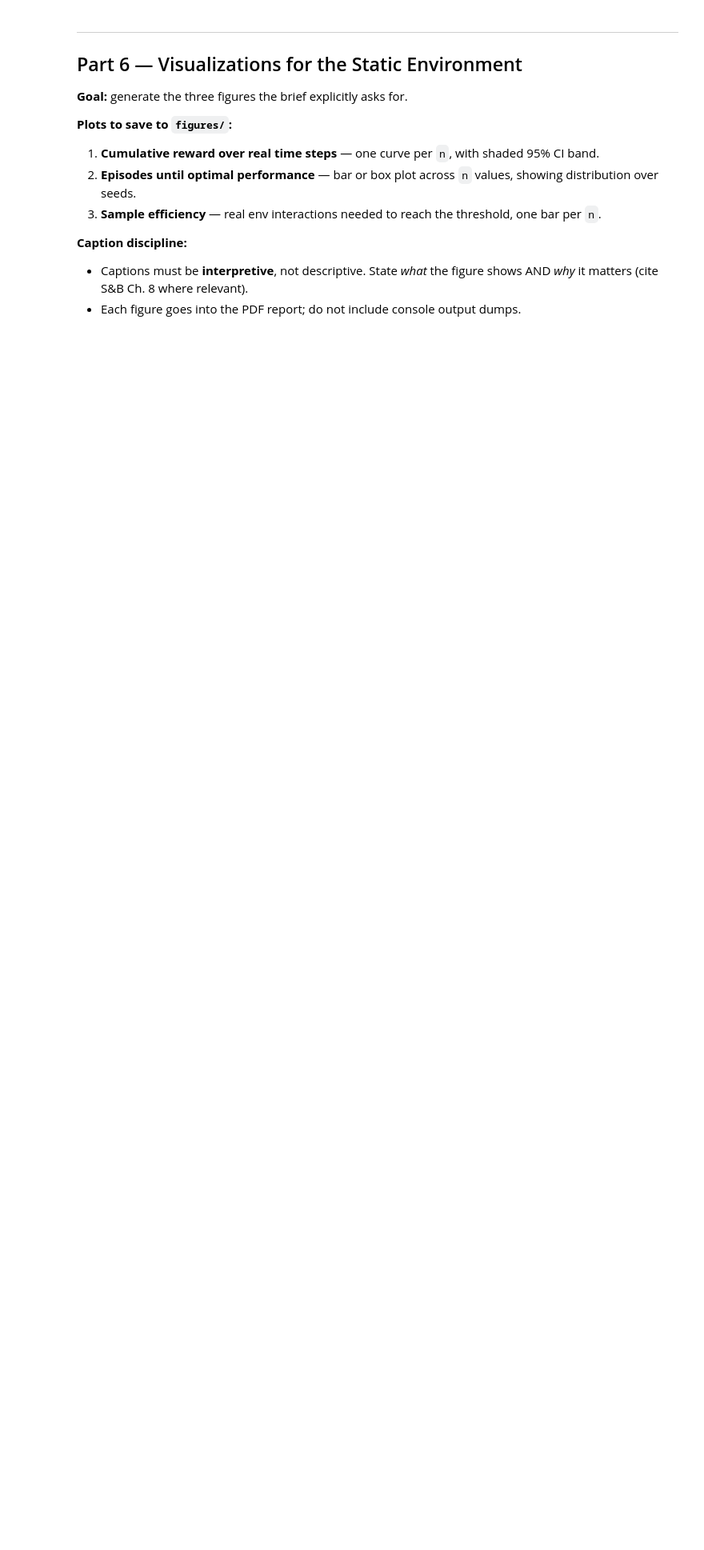
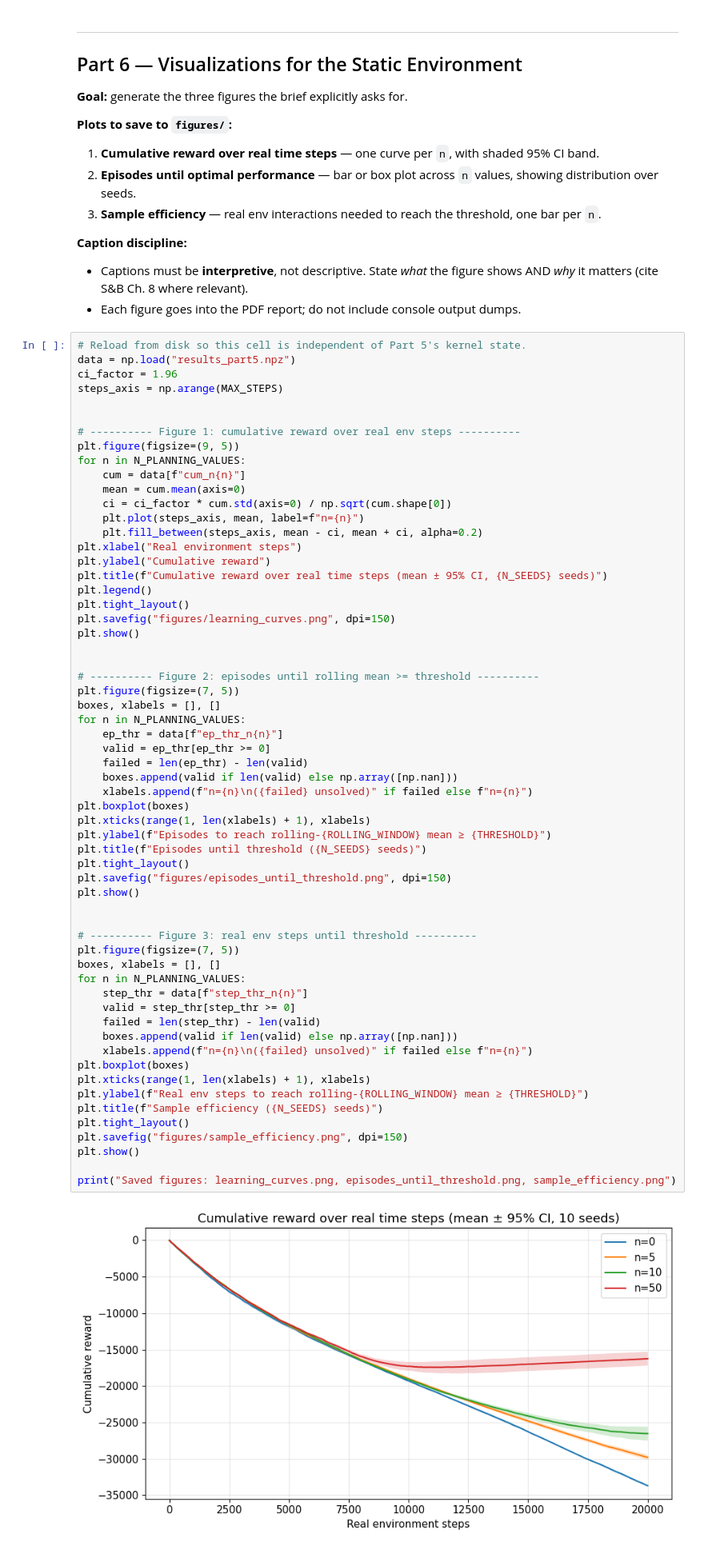
Before and after one commit to cooper-rm/rl_planning_and_learning, a Jupyter notebook: Cooper_Morgan_Lab7.ipynb, the cells around one changed output. Shown at 80% size. Drawn from its saved outputs; the diff is of its cells as text; blank space fills up the shorter version.

```diff
--- a/Cooper_Morgan_Lab7.ipynb
+++ b/Cooper_Morgan_Lab7.ipynb
@@ -132,3 +412,65 @@ Implement Dyna-Q on Gymnasium's **Taxi-v3** to study how integrating a learned m
 
 - Captions must be **interpretive**, not descriptive. State *what* the figure shows AND *why* it matters (cite S&B Ch. 8 where relevant).
 - Each figure goes into the PDF report; do not include console output dumps.
+# %%
+# Reload from disk so this cell is independent of Part 5's kernel state.
+data = np.load("results_part5.npz")
+ci_factor = 1.96
+steps_axis = np.arange(MAX_STEPS)
+
+
+# ---------- Figure 1: cumulative reward over real env steps ----------
+plt.figure(figsize=(9, 5))
+for n in N_PLANNING_VALUES:
+    cum = data[f"cum_n{n}"]
+    mean = cum.mean(axis=0)
+    ci = ci_factor * cum.std(axis=0) / np.sqrt(cum.shape[0])
+    plt.plot(steps_axis, mean, label=f"n={n}")
+    plt.fill_between(steps_axis, mean - ci, mean + ci, alpha=0.2)
+plt.xlabel("Real environment steps")
+plt.ylabel("Cumulative reward")
+plt.title(f"Cumulative reward over real time steps (mean ± 95% CI, {N_SEEDS} seeds)")
+plt.legend()
+plt.tight_layout()
+plt.savefig("figures/learning_curves.png", dpi=150)
+plt.show()
+
+
+# ---------- Figure 2: episodes until rolling mean >= threshold ----------
+plt.figure(figsize=(7, 5))
+boxes, xlabels = [], []
+for n in N_PLANNING_VALUES:
+    ep_thr = data[f"ep_thr_n{n}"]
+    valid = ep_thr[ep_thr >= 0]
+    failed = len(ep_thr) - len(valid)
+    boxes.append(valid if len(valid) else np.array([np.nan]))
+    xlabels.append(f"n={n}\n({failed} unsolved)" if failed else f"n={n}")
+plt.boxplot(boxes)
+plt.xticks(range(1, len(xlabels) + 1), xlabels)
+plt.ylabel(f"Episodes to reach rolling-{ROLLING_WINDOW} mean ≥ {THRESHOLD}")
+plt.title(f"Episodes until threshold ({N_SEEDS} seeds)")
+plt.tight_layout()
+plt.savefig("figures/episodes_until_threshold.png", dpi=150)
+plt.show()
+
+
+# ---------- Figure 3: real env steps until threshold ----------
+plt.figure(figsize=(7, 5))
+boxes, xlabels = [], []
+for n in N_PLANNING_VALUES:
+    step_thr = data[f"step_thr_n{n}"]
+    valid = step_thr[step_thr >= 0]
+    failed = len(step_thr) - len(valid)
+    boxes.append(valid if len(valid) else np.array([np.nan]))
+    xlabels.append(f"n={n}\n({failed} unsolved)" if failed else f"n={n}")
+plt.boxplot(boxes)
+plt.xticks(range(1, len(xlabels) + 1), xlabels)
+plt.ylabel(f"Real env steps to reach rolling-{ROLLING_WINDOW} mean ≥ {THRESHOLD}")
+plt.title(f"Sample efficiency ({N_SEEDS} seeds)")
+plt.tight_layout()
+plt.savefig("figures/sample_efficiency.png", dpi=150)
+plt.show()
+
+print("Saved figures: learning_curves.png, episodes_until_threshold.png, sample_efficiency.png")
+# %% [output]
+[figure, added]
```
Also changed, not shown: parts of 15 cells of this notebook, 9 other files.
